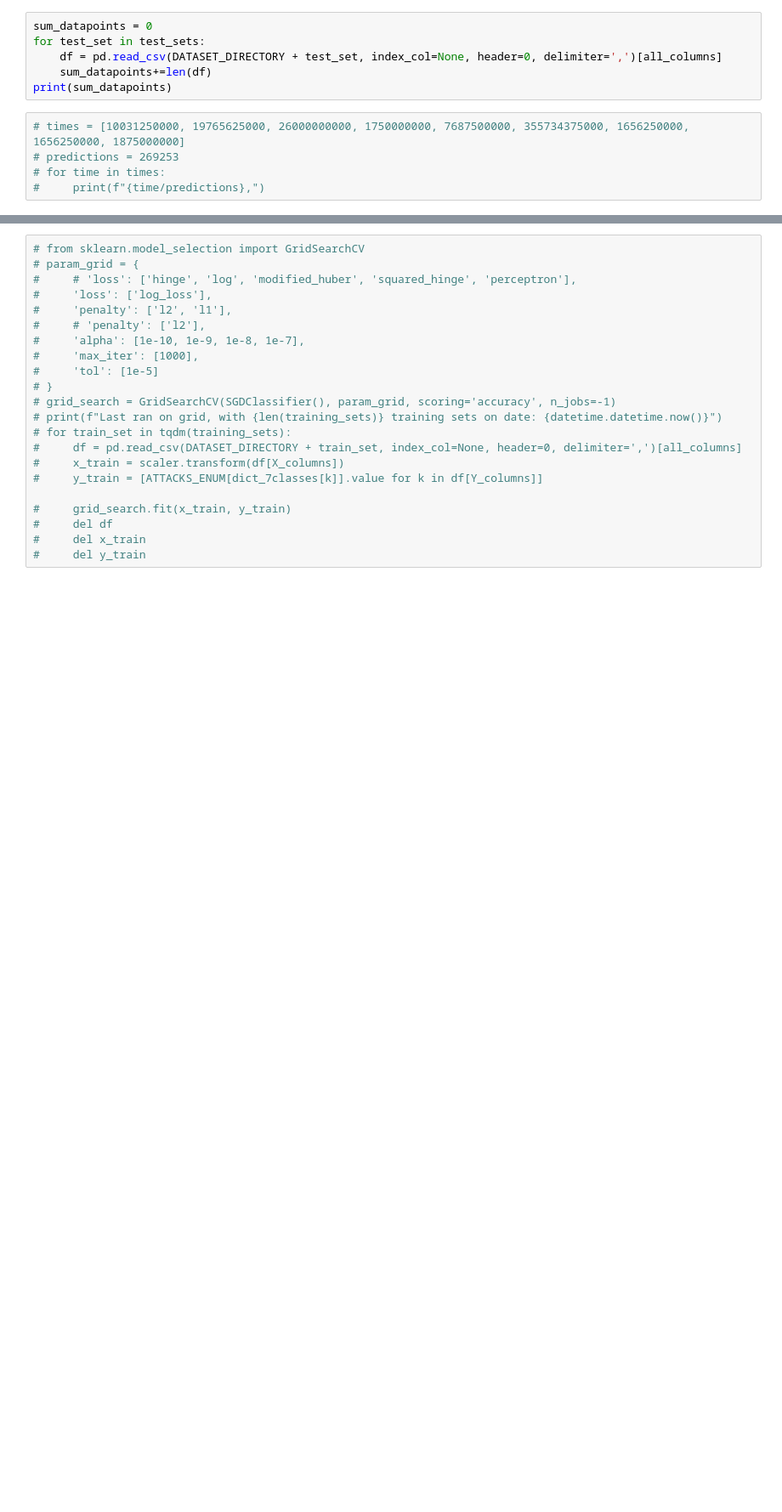
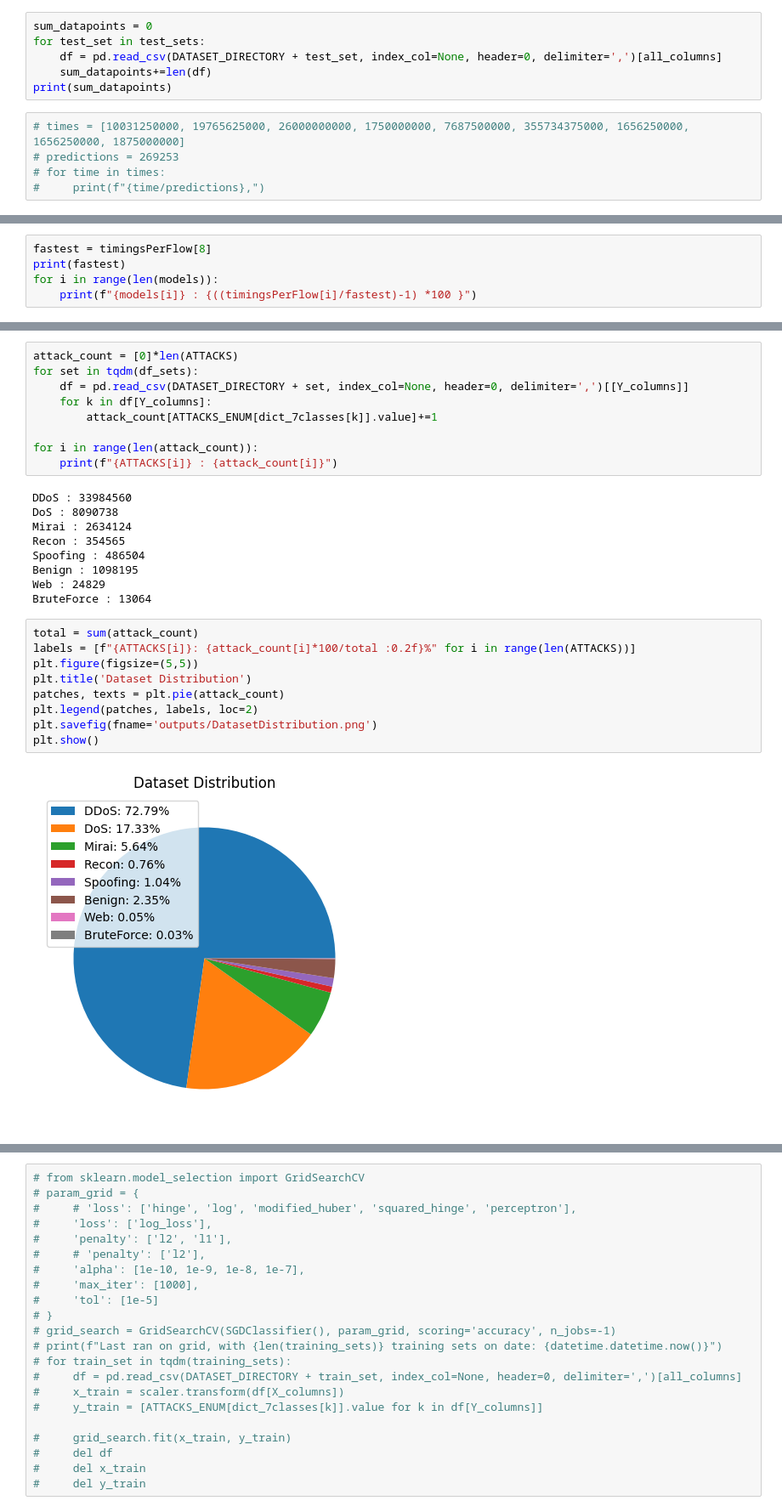
Before and after one commit to artiV4/Network-Attack-Detection, a Jupyter notebook: networkAttackClassification.ipynb, the cells around one changed output, grey strips where cells are left out. Shown: that part at 85% size. Saved outputs shown, nothing was run; the diff lists cells and outputs as text; blank space fills up the shorter version.

```diff
--- a/networkAttackClassification.ipynb
+++ b/networkAttackClassification.ipynb
@@ -971,0 +1107,5 @@ plt.show()
+# %%
+fastest = timingsPerFlow[8]
+print(fastest)
+for i in range(len(models)):
+    print(f"{models[i]} : {((timingsPerFlow[i]/fastest)-1) *100 }")
@@ -971,0 +1123,29 @@ plt.show()
+# %%
+attack_count = [0]*len(ATTACKS)
+for set in tqdm(df_sets):
+    df = pd.read_csv(DATASET_DIRECTORY + set, index_col=None, header=0, delimiter=',')[[Y_columns]]
+    for k in df[Y_columns]:
+        attack_count[ATTACKS_ENUM[dict_7classes[k]].value]+=1
+
+for i in range(len(attack_count)):
+    print(f"{ATTACKS[i]} : {attack_count[i]}")
+# %% [output]
+DDoS : 33984560
+DoS : 8090738
+Mirai : 2634124
+Recon : 354565
+Spoofing : 486504
+Benign : 1098195
+Web : 24829
+BruteForce : 13064
+# %%
+total = sum(attack_count)
+labels = [f"{ATTACKS[i]}: {attack_count[i]*100/total :0.2f}%" for i in range(len(ATTACKS))]
+plt.figure(figsize=(5,5))
+plt.title('Dataset Distribution')
+patches, texts = plt.pie(attack_count)
+plt.legend(patches, labels, loc=2)
+plt.savefig(fname='outputs/DatasetDistribution.png')
+plt.show()
+# %% [output]
+[figure, added]
```
Also changed, not shown: parts of 12 cells of this notebook.
